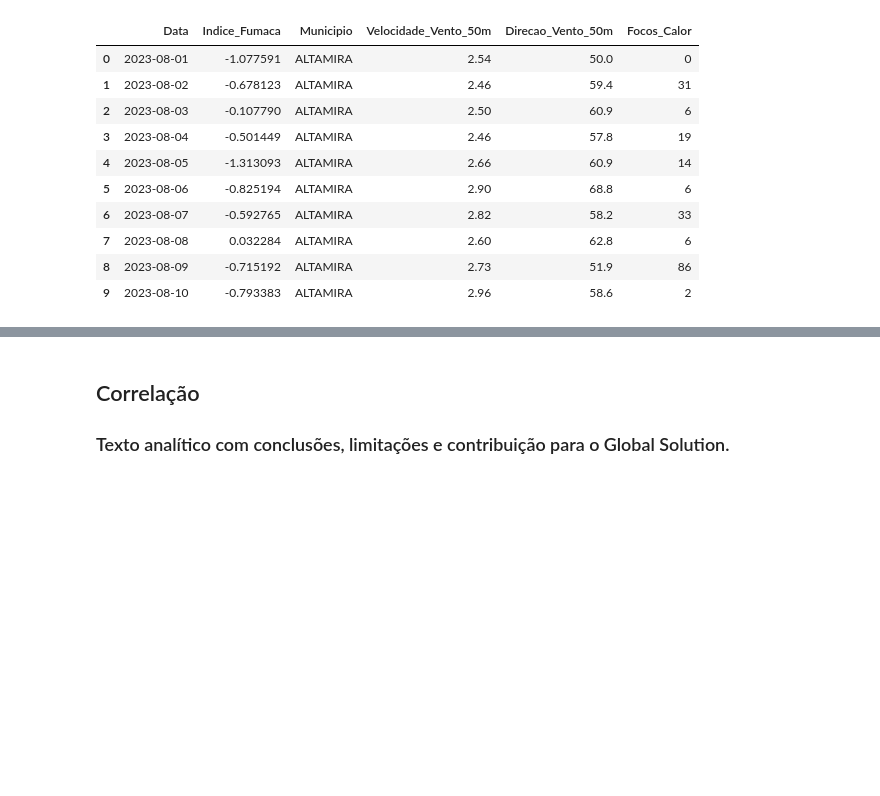
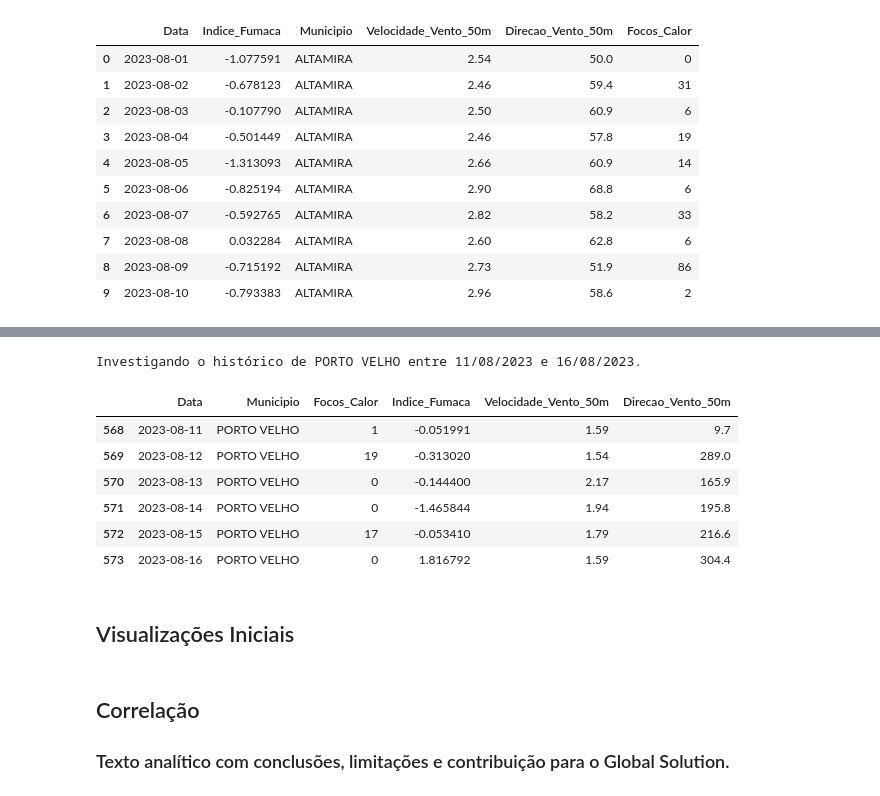
Before and after one commit to fabioamaralds/atmos-alert, a Jupyter notebook: notebooks/01_exploracao_limpeza_atmosalert.ipynb, the cells around one changed output, grey strips where cells are left out. Cells and saved outputs as stored; diff of their text form; code cells hidden in the pictures; blank space fills up the shorter version.

Commit message:
Analise de outliers e investigação

```diff
--- a/notebooks/01_exploracao_limpeza_atmosalert.ipynb
+++ b/notebooks/01_exploracao_limpeza_atmosalert.ipynb
@@ -269,3 +330,36 @@ Estrutura do novo DataFrame unificado:
+# %%
+# 1. Definindo os parâmetros da investigação
+cidade_alvo = 'PORTO VELHO'
+data_pico = pd.to_datetime('2023-08-16')
+dias_para_voltar = 5
+
+# 2. Calculando a data de início (5 dias antes)
+data_inicio = data_pico - pd.Timedelta(days=dias_para_voltar)
+
+# 3. Filtrando o DataFrame para pegar apenas essa cidade e essa janela de tempo
+df_investigacao = df_atmosalert[
+    (df_atmosalert['Municipio'] == cidade_alvo) &
+    (df_atmosalert['Data'] >= data_inicio) &
+    (df_atmosalert['Data'] <= data_pico)
+]
+
+# 4. Selecionando apenas as colunas essenciais para não poluir a tela
+colunas_foco = ['Data', 'Municipio', 'Focos_Calor', 'Indice_Fumaca', 'Velocidade_Vento_50m', 'Direcao_Vento_50m']
+
+# 5. Exibindo o resultado
+print(f"Investigando o histórico de {cidade_alvo} entre {data_inicio.strftime('%d/%m/%Y')} e {data_pico.strftime('%d/%m/%Y')}.")
+display(df_investigacao[colunas_foco])
+# %% [output]
+Investigando o histórico de PORTO VELHO entre 11/08/2023 e 16/08/2023.
+|  | Data | Municipio | Focos_Calor | Indice_Fumaca | Velocidade_Vento_50m | Direcao_Vento_50m |
+| 568 | 2023-08-11 | PORTO VELHO | 1 | -0.051991 | 1.59 | 9.7 |
+| 569 | 2023-08-12 | PORTO VELHO | 19 | -0.313020 | 1.54 | 289.0 |
+| 570 | 2023-08-13 | PORTO VELHO | 0 | -0.144400 | 2.17 | 165.9 |
+| 571 | 2023-08-14 | PORTO VELHO | 0 | -1.465844 | 1.94 | 195.8 |
+| 572 | 2023-08-15 | PORTO VELHO | 17 | -0.053410 | 1.79 | 216.6 |
+| 573 | 2023-08-16 | PORTO VELHO | 0 | 1.816792 | 1.59 | 304.4 |
+# %% [markdown]
+## Visualizações Iniciais
 # %%
 ## Lorem Ipsum
 # %% [markdown]
```
Also changed, not shown: parts of 7 cells of this notebook.
